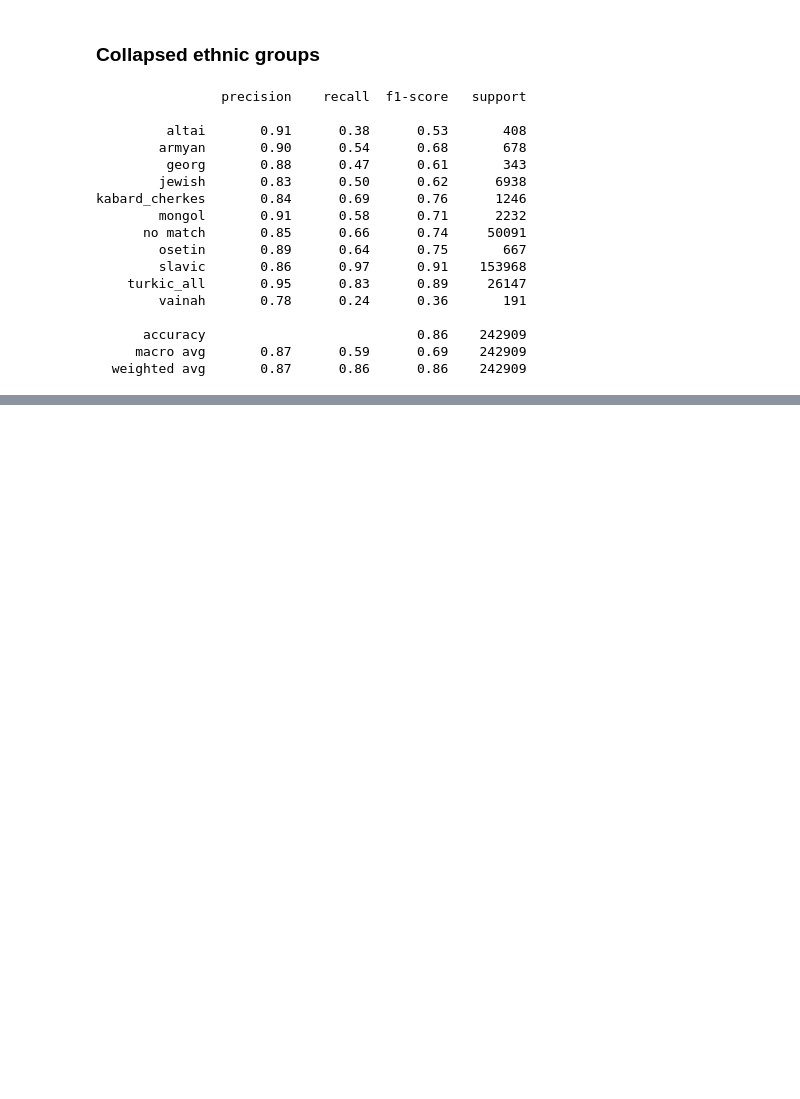
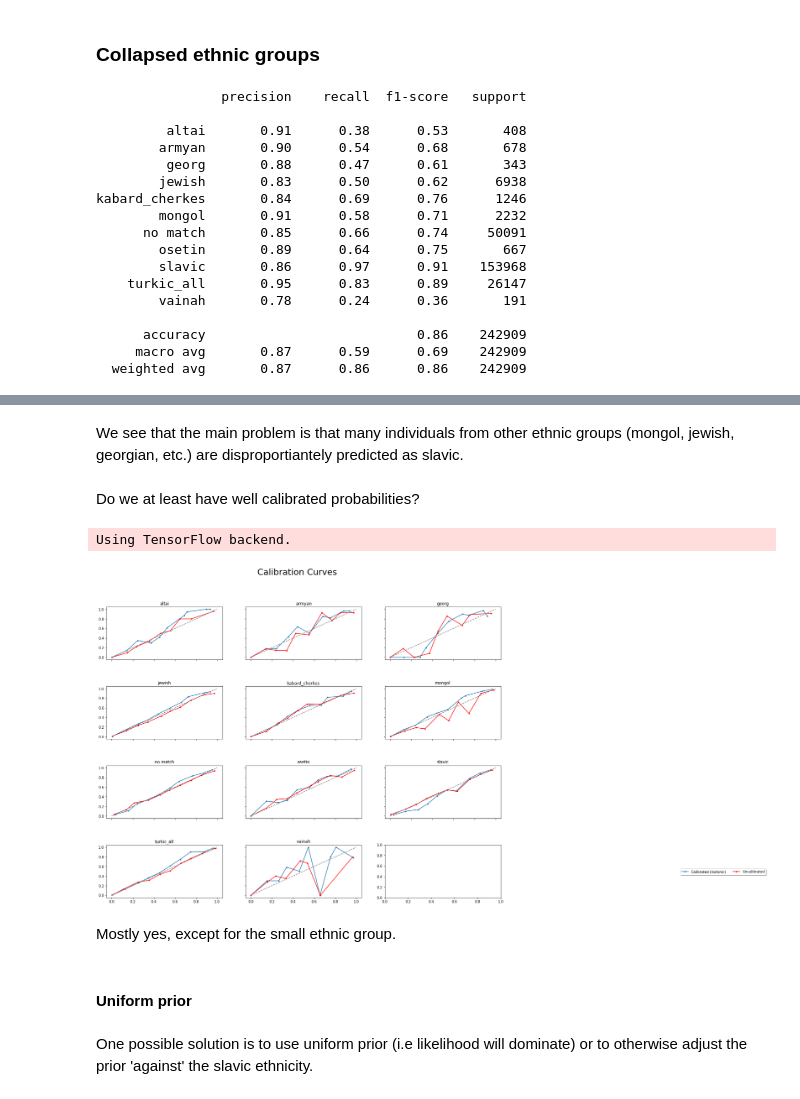
Before and after one commit to martin-kosiik/predicting-ethnicity-from-names, a Jupyter notebook: Ethnicity_prediction_code.ipynb, the cells around one changed output, grey strips where cells are left out. Cells and saved outputs as stored; diff of their text form; code cells hidden in the pictures; blank space fills up the shorter version.

Commit message:
nb uniform prior

```diff
--- a/Ethnicity_prediction_code.ipynb
+++ b/Ethnicity_prediction_code.ipynb
@@ -299,6 +304,10 @@ X_train,  X_test, y_train, y_test = train_test_split(X, y_col, test_size=0.2, ra
 model_cal.fit(X_train, y_train)
 y_pred_cal = model_cal.predict(X_test)
 probs_cal = model_cal.predict_proba(X_test)
+model.fit(X_train, y_train)
+y_pred = model.predict(X_test)
+probs = model.predict_proba(X_test) # to predict probability
+
 
 target_names = list(memorial_data.ethnicity_col.astype('category').cat.categories)
 print(classification_report(y_test, y_pred_cal, target_names=target_names))
@@ -345,0 +337,52 @@ AttributeError: 'numpy.ndarray' object has no attribute 'columns'
+# %% [markdown]
+We see that the main problem is that many individuals from other ethnic groups (mongol, jewish, georgian, etc.) are disproportiantely predicted as slavic.
+# %% [markdown]
+Do we at least have well calibrated probabilities?
+# %%
+from sklearn.calibration import calibration_curve
+from sklearn.isotonic import IsotonicRegression
+from keras.utils.np_utils import to_categorical
+
+y_test_cat = to_categorical(y_test)
+
+
+cal_list = list()
+noncal_list = list()
+
+for i in range(probs.shape[1]):
+    (prob_true, prob_pred) = calibration_curve(y_test_cat[:, i], probs_cal[:, i], n_bins=10, normalize=True)
+    cal_list.append((prob_true, prob_pred))
+    (prob_true, prob_pred) = calibration_curve(y_test_cat[:, i], probs[:, i], n_bins=10, normalize=True)
+    noncal_list.append((prob_true, prob_pred))
+# %% [output]
+Using TensorFlow backend.
+# %%
+import matplotlib.pyplot as plt
+
+fig, axes = plt.subplots(nrows=4, ncols=3)
+fig.set_size_inches(20.5, 15.5, forward=True)
+fig.subplots_adjust(hspace=0.5)
+fig.suptitle('Calibration Curves', fontsize=25)
+
+for ax, data_var, data_var_noncal, ethn_names in zip(axes.flatten(), cal_list, noncal_list, target_names):
+    ax.plot(data_var[1], data_var[0], marker='.', label='Calibrated (Isotonic)')
+    ax.plot(data_var_noncal[1], data_var_noncal[0], marker='.', color='red', label='Uncalibrated')
+    ax.plot([0, 1], [0, 1], linestyle='--', color='gray')
+    ax.label_outer()
+    ax.set(title=ethn_names)
+
+#fig.delaxes(axes[5][6])
+#fig.delaxes(axes[5][5])
+#axes[5,4].set_axis_off()
+#axes[5,3].set_axis_off()
+#plt.gca().legend()
+ax.legend(loc='lower right', bbox_to_anchor=(4.5, 0.4), ncol=3, fancybox=True, shadow=True)
+plt.show()
+# %% [output]
+[figure, added]
+# %% [markdown]
+Mostly yes, except for the small ethnic group.
+# %% [markdown]
+#### Uniform prior
+# %% [markdown]
+One possible solution is to use uniform prior (i.e likelihood will dominate) or to otherwise adjust the prior 'against' the slavic ethnicity.
```
Also changed, not shown: parts of 10 cells of this notebook.
